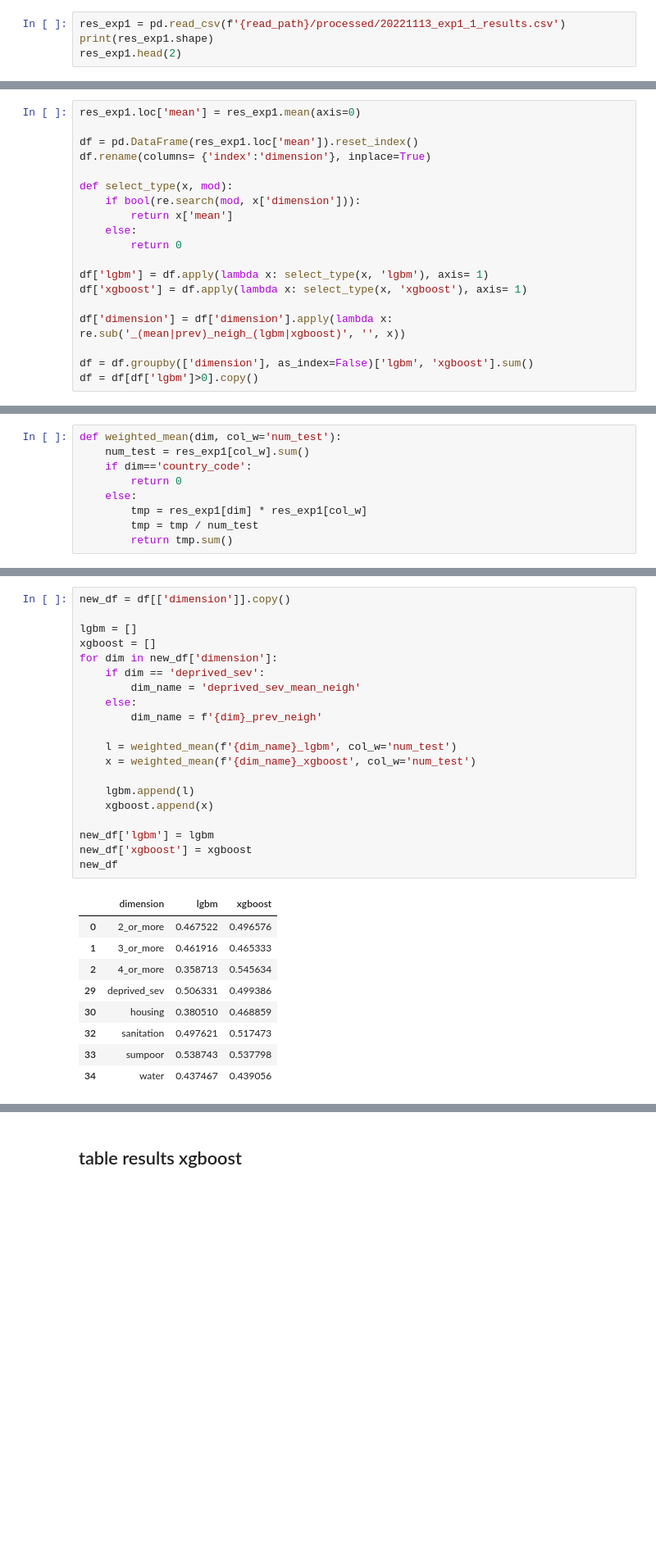
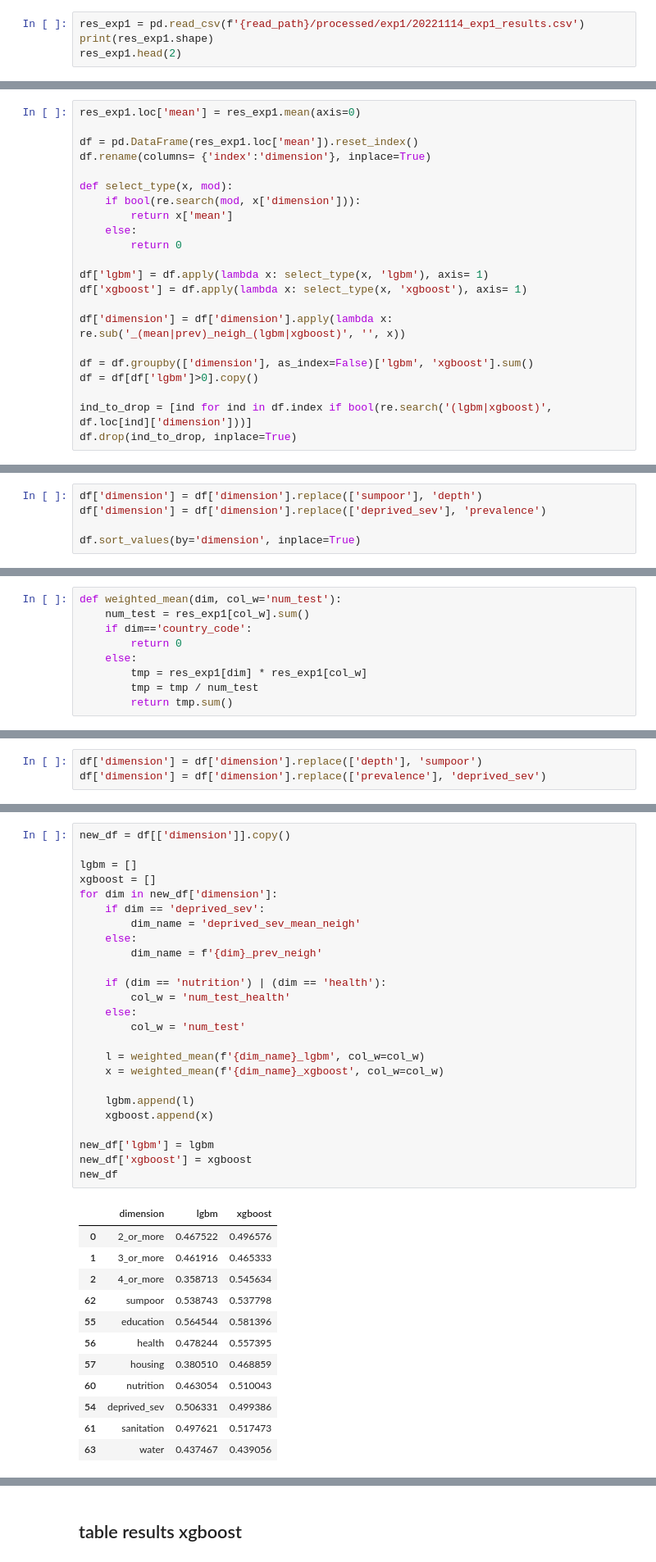
Before and after one commit to marinavicini/stc_continuing, a Jupyter notebook: notebooks/MV_figures_thesis.ipynb, the cells around one changed output, grey strips where cells are left out. Shown at 82% size. Saved outputs shown, nothing was run; the diff lists cells and outputs as text; blank space fills up the shorter version.

```diff
--- a/notebooks/MV_figures_thesis.ipynb
+++ b/notebooks/MV_figures_thesis.ipynb
@@ -536,7 +535,7 @@ print(len(country_code_dhs))
 # %% [output]
 25
 # %%
-res_exp1 = pd.read_csv(f'{read_path}/processed/20221113_exp1_1_results.csv')
+res_exp1 = pd.read_csv(f'{read_path}/processed/exp1/20221114_exp1_results.csv')
 print(res_exp1.shape)
 res_exp1.head(2)
 # %% [output]
@@ -599,3 +604,6 @@ df['dimension'] = df['dimension'].apply(lambda x: re.sub('_(mean|prev)_neigh_(lg
 
 df = df.groupby(['dimension'], as_index=False)['lgbm', 'xgboost'].sum()
 df = df[df['lgbm']>0].copy()
+
+ind_to_drop = [ind for ind in df.index if bool(re.search('(lgbm|xgboost)', df.loc[ind]['dimension']))]
+df.drop(ind_to_drop, inplace=True)
@@ -608,0 +625,5 @@ df.plot(x='dimension',
+# %%
+df['dimension'] = df['dimension'].replace(['sumpoor'], 'depth')
+df['dimension'] = df['dimension'].replace(['deprived_sev'], 'prevalence')
+
+df.sort_values(by='dimension', inplace=True)
@@ -637,2 +655,5 @@ weighted_mean(f'{dim_name}_lgbm', col_w='num_test')
+# %%
+df['dimension'] = df['dimension'].replace(['depth'], 'sumpoor')
+df['dimension'] = df['dimension'].replace(['prevalence'], 'deprived_sev')
 # %%
 new_df = df[['dimension']].copy()
@@ -650,30 +660,38 @@ new_df
 # %%
 new_df = df[['dimension']].copy()
 
 lgbm = []
 xgboost = []
 for dim in new_df['dimension']:
     if dim == 'deprived_sev':
         dim_name = 'deprived_sev_mean_neigh'
     else:
         dim_name = f'{dim}_prev_neigh'
 
-    l = weighted_mean(f'{dim_name}_lgbm', col_w='num_test')
-    x = weighted_mean(f'{dim_name}_xgboost', col_w='num_test')
+    if (dim == 'nutrition') | (dim == 'health'):
+        col_w = 'num_test_health'
+    else:
+        col_w = 'num_test'
+
+    l = weighted_mean(f'{dim_name}_lgbm', col_w=col_w)
+    x = weighted_mean(f'{dim_name}_xgboost', col_w=col_w)
 
     lgbm.append(l)
     xgboost.append(x)
 
 new_df['lgbm'] = lgbm
 new_df['xgboost'] = xgboost
 new_df
 # %% [output]
 |  | dimension | lgbm | xgboost |
 | 0 | 2_or_more | 0.467522 | 0.496576 |
 | 1 | 3_or_more | 0.461916 | 0.465333 |
 | 2 | 4_or_more | 0.358713 | 0.545634 |
-| 29 | deprived_sev | 0.506331 | 0.499386 |
-| 30 | housing | 0.380510 | 0.468859 |
-| 32 | sanitation | 0.497621 | 0.517473 |
-| 33 | sumpoor | 0.538743 | 0.537798 |
-| 34 | water | 0.437467 | 0.439056 |
+| 62 | sumpoor | 0.538743 | 0.537798 |
+| 55 | education | 0.564544 | 0.581396 |
+| 56 | health | 0.478244 | 0.557395 |
+| 57 | housing | 0.380510 | 0.468859 |
+| 60 | nutrition | 0.463054 | 0.510043 |
+| 54 | deprived_sev | 0.506331 | 0.499386 |
+| 61 | sanitation | 0.497621 | 0.517473 |
+| 63 | water | 0.437467 | 0.439056 |
```
Also changed, not shown: parts of 23 cells of this notebook.
